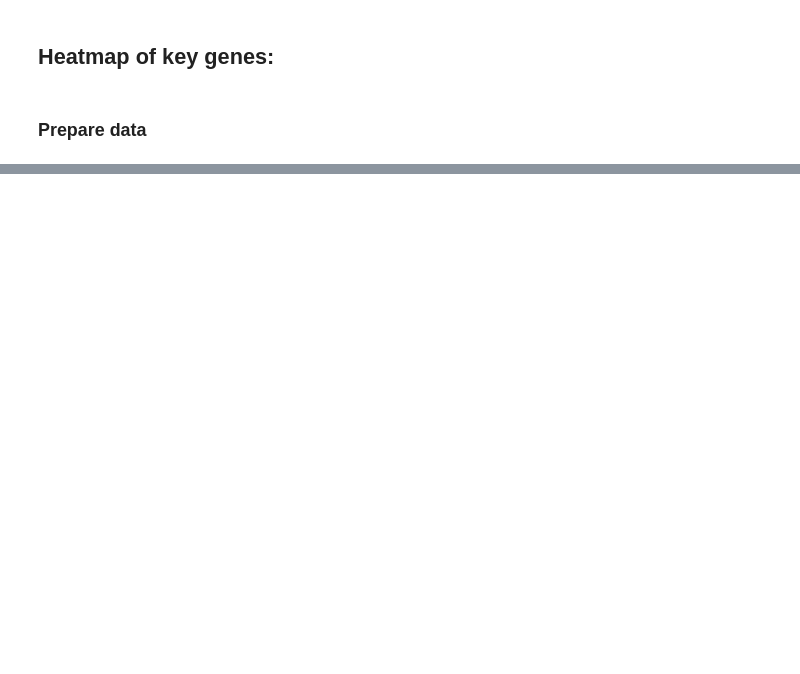
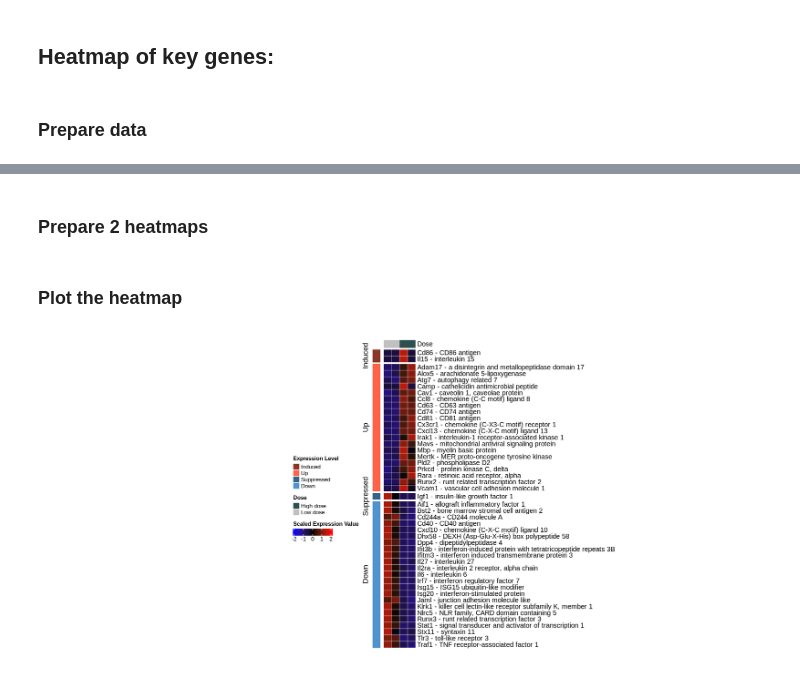
Before and after one commit to YYW-UMN/RNA-seq-InfluenzaNP-CD8-T-cells, a Jupyter notebook: MIS11602_analysis.ipynb, the cells around one changed output, grey strips where cells are left out. Saved outputs shown, nothing was run; the diff lists cells and outputs as text; code cells hidden in the pictures; blank space fills up the shorter version.

```diff
--- a/MIS11602_analysis.ipynb
+++ b/MIS11602_analysis.ipynb
@@ -558,6 +547,7 @@ gomat <- gomat %>% left_join(bm_to_show) %>%
   select(-c("on_wp_list","wp_label","gene_label","color_label","top_label")) %>%
   relocate(gene_description, .after = symbol)
   gomat <- gomat %>% filter(symbol != "Cadm1") %>% filter(symbol != "Clec9a") # these genes are mostly involved in innate function, hence not show in the heatmap
-  head(gomat)
+  gomat <- gomat %>% arrange(symbol)
+  gomat$gene_description[which(gomat$symbol == 'Cd74')] <- 'Cd74 - CD74 antigen'
 # %% [output]
 Joining, by = "symbol"
@@ -572,0 +554,2 @@ A tibble: 6 × 9
+# %% [markdown]
+### Prepare 2 heatmaps
@@ -572,0 +593,17 @@ A tibble: 6 × 9
+# %% [markdown]
+### Plot the heatmap
+# %%
+# Set plot size
+options(repr.plot.width = 18, repr.plot.height = 8)
+#par(mar=c(0,0,4,0)) # bottom, left, top , right
+
+# Plot two heatmaps
+h = h_category + h_main
+draw(h,
+  heatmap_legend_side = "left",
+  annotation_legend_side = "left",
+  merge_legend = TRUE,
+  #legend_grouping = "original",
+  padding = unit(c(2, 3, 5, 2), "mm"))
+# %% [output]
+[figure, added]
```
Also changed, not shown: parts of 25 cells of this notebook.
